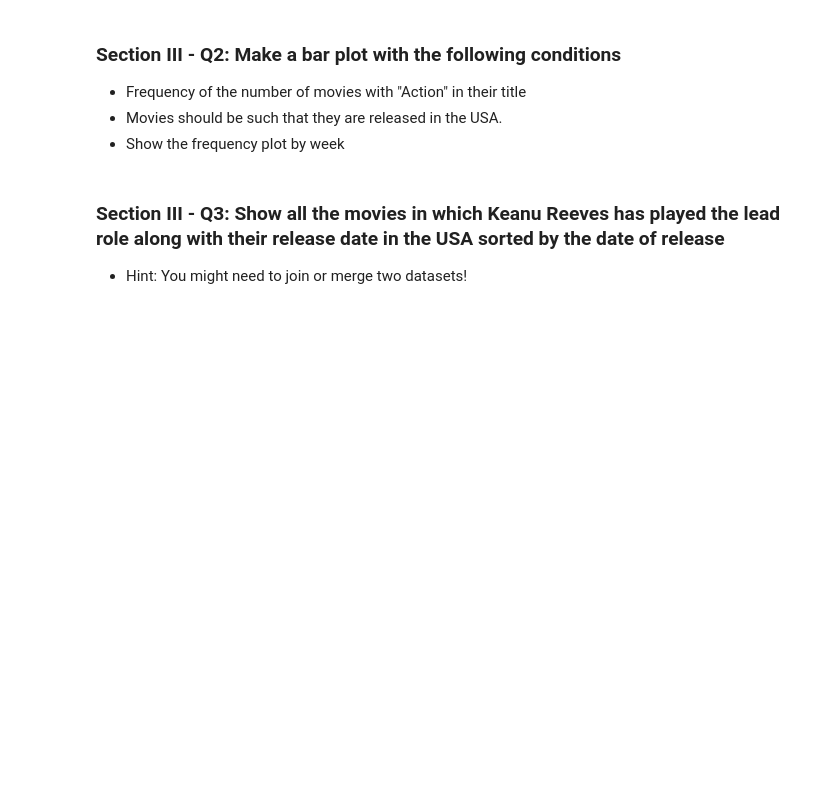
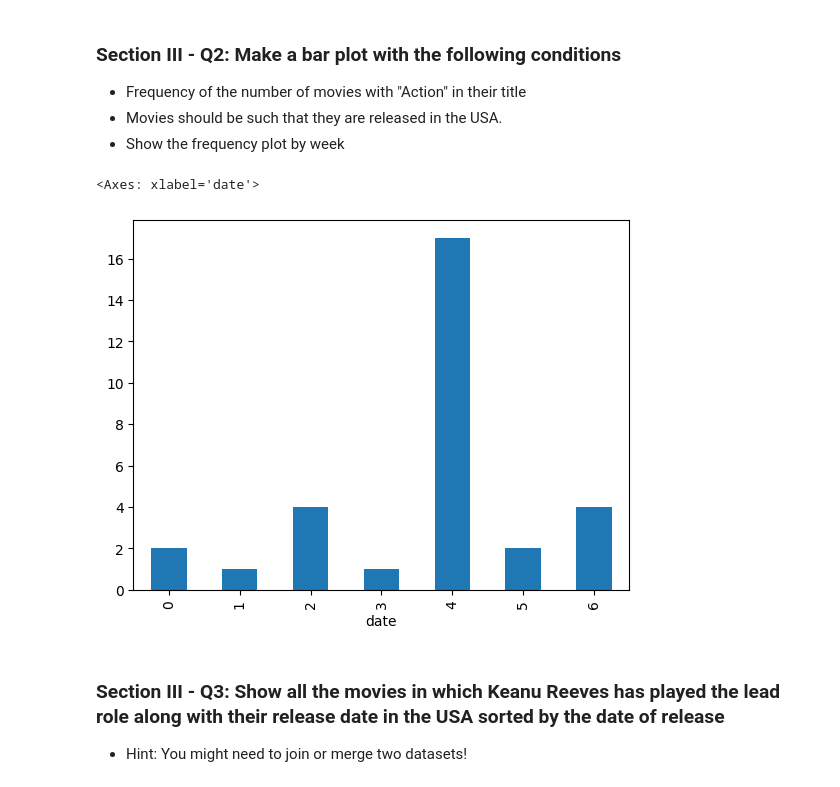
Before and after one commit to drewzemke/mle-mini-projects, a Jupyter notebook: mec-5.3.10-data-wranging-with-pandas-mini-project/Mini_Project_Data_Wrangling_Pandas.ipynb, the cells around one changed output. Drawn from its saved outputs; the diff is of its cells as text; code cells hidden in the pictures; blank space fills up the shorter version.

```diff
--- a/mec-5.3.10-data-wranging-with-pandas-mini-project/Mini_Project_Data_Wrangling_Pandas.ipynb
+++ b/mec-5.3.10-data-wranging-with-pandas-mini-project/Mini_Project_Data_Wrangling_Pandas.ipynb
@@ -587,6 +593,12 @@ christmas.date.dt.month.value_counts().sort_index().plot(kind='bar')
 - Frequency of the number of movies with "Action" in their title
 - Movies should be such that they are released in the USA.
 - Show the frequency plot by week
+# %%
+action = release_dates.query('title.str.contains("Action") & (country == "USA")')
+action['date'].dt.weekday.value_counts().sort_index().plot(kind='bar')
+# %% [output]
+<Axes: xlabel='date'>
+[figure, added]
 # %% [markdown]
 ### Section III - Q3: Show all the movies in which Keanu Reeves has played the lead role along with their   release date in the USA sorted by the date of release
 - Hint: You might need to join or merge two datasets!
```
Also changed, not shown: parts of 4 cells of this notebook.
